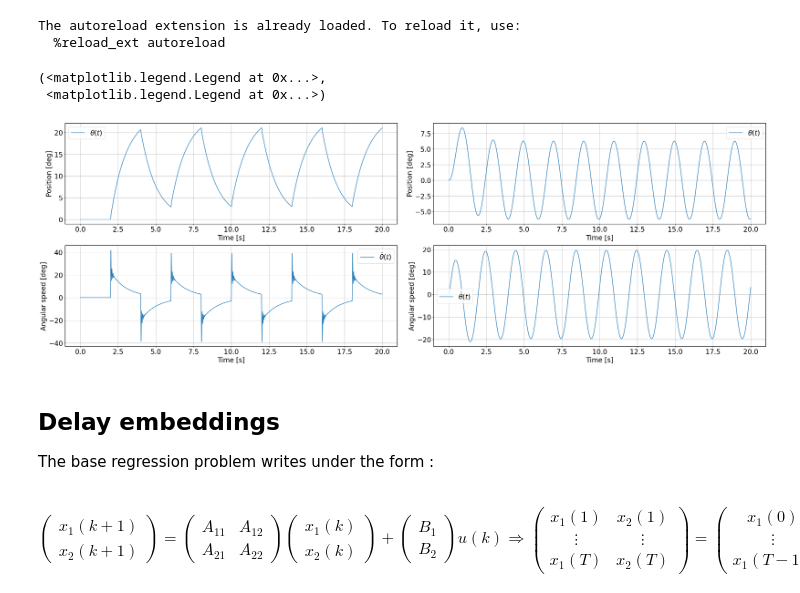
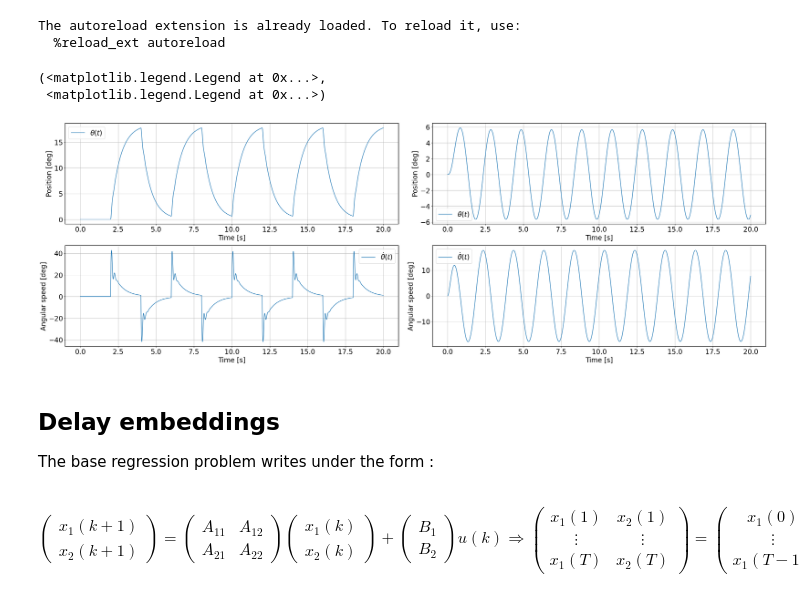
Before and after one commit to CedricFont/Subspace-learning-for-robot-application, a Jupyter notebook: LQR simulation/PendulumDelayEmbeddings.ipynb, the cells around one changed output. Drawn from its saved outputs; the diff is of its cells as text; code cells hidden in the pictures.

```diff
--- a/LQR simulation/PendulumDelayEmbeddings.ipynb
+++ b/LQR simulation/PendulumDelayEmbeddings.ipynb
@@ -24,45 +24,45 @@ pend1, pend2 = SimplePendulum(mass=.7, length=.7), SimplePendulum(mass=.8, lengt
 pend1.dt, pend2.dt = 5e-3, 5e-3
 pend1.T, pend1.X0, pend2.T, pend2.X0 = np.arange(0,20,pend1.dt), np.array([deg2rad(0),0]), np.arange(0,20,pend2.dt), np.array([deg2rad(0),0])
 pend1.N, pend2.N = len(pend1.T), len(pend2.T)
-K, Td, Ti, t_max = 7, 2e-2, 5e-1, 20 # P(I)D controller parameters
+K, Td, Ti, t_max = 3, 2e-2, 1e-1, 20 # P(I)D controller parameters
 f_ref = 0.5 # Reference frequency
 
 # Reference and associated precision ratio (for LQR)
 pend1.T_ref, pend2.T_ref = np.int(1/f_ref/pend1.dt), np.int(1/f_ref/pend2.dt)
-pend1.ref, precision = squareReference(pend1.N, pend1.T_ref, [deg2rad(20),0], np.int(pend1.T_ref/4), .01)
+pend1.ref, precision = squareReference(pend1.N, pend1.T_ref, [deg2rad(20),0], np.int(pend1.T_ref/10), 0)
 pend2.ref = sineReference(pend2.N, pend2.T_ref, [-deg2rad(20), deg2rad(20)])
 pend1.U, pend2.U = np.zeros(shape=[pend1.N-1]), np.zeros(shape=[pend2.N-1])
 pend1.X, pend2.X = np.empty(shape=[2,pend1.N]), np.empty(shape=[2,pend2.N])
 pend1.X[:,0], pend2.X[:,0] = pend1.X0, pend2.X0
 for i in range(pend1.N-1):
     if i == 0:
         pend1.X[:,i+1] = RK4(pend1.dynamics, pend1.X0, 0, pend1.dt, type='controller-step-by-step')
         pend2.X[:,i+1] = RK4(pend2.dynamics, pend2.X0, 0, pend2.dt, type='controller-step-by-step')
     else:
         pend1.U[i], pend2.U[i] = PID(pend1.X, i, pend1.ref[i], K, Td, Ti, pend1.dt, t_max)[1], PD(pend2.X, i, pend2.ref[i], K, Td, pend2.dt)[1]
         pend1.X[:,i+1] = RK4(pend1.dynamics, pend1.X[:,i], pend1.U[i], pend1.dt, type='controller-step-by-step')
         pend2.X[:,i+1] = RK4(pend2.dynamics, pend2.X[:,i], pend2.U[i], pend2.dt, type='controller-step-by-step')
 
 # Plots
 plt.rcParams['font.size'] = 20
 fig, ax = plt.subplots(2, 2,
                        constrained_layout = True, figsize=(30,10))
 
 ax[0,0].plot(pend1.T, rad2deg(pend1.X[0,:]), label=r"$\theta (t)$")
 ax[0,1].plot(pend2.T, rad2deg(pend2.X[0,:]), label=r"$\theta (t)$")
 ax[0,0].set_xlabel('Time [s]'), ax[0,0].set_ylabel('Position [deg]'), ax[0,1].set_xlabel('Time [s]'), ax[0,1].set_ylabel('Position [deg]')
 ax[0,0].grid(), ax[0,1].grid()
 ax[0,0].legend(), ax[0,1].legend()
 
 ax[1,0].plot(pend1.T, rad2deg(pend1.X[1,:]), label=r"$\dot{\theta} (t)$")
 ax[1,1].plot(pend1.T, rad2deg(pend2.X[1,:]), label=r"$\dot{\theta} (t)$")
 ax[1,0].set_xlabel('Time [s]'), ax[1,0].set_ylabel('Angular speed [deg]'), ax[1,1].set_xlabel('Time [s]'), ax[1,1].set_ylabel('Angular speed [deg]')
 ax[1,0].grid(), ax[1,1].grid()
 ax[1,0].legend(), ax[1,1].legend()
 # %% [output]
 (<matplotlib.legend.Legend at 0x...>,
  <matplotlib.legend.Legend at 0x...>)
-[figure, old version]
+[figure, new version]
 # %% [markdown]
 ## Delay embeddings
 The base regression problem writes under the form : <br><br>
```
Also changed, not shown: parts of 7 cells of this notebook, 1 other file.
